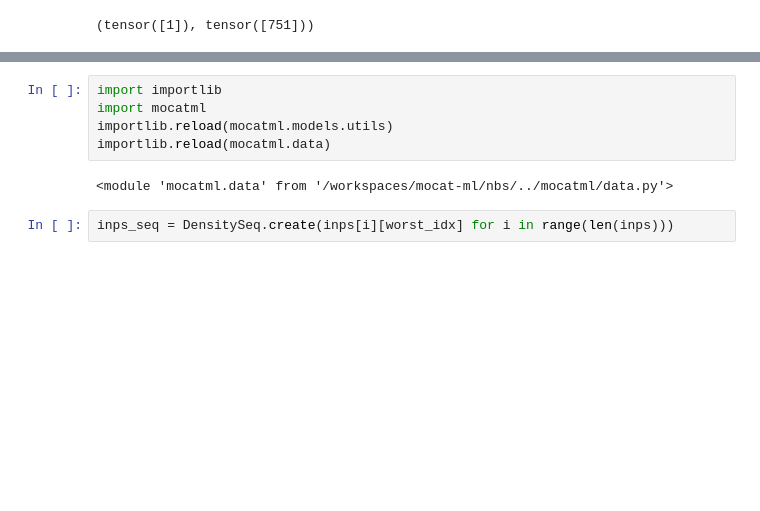
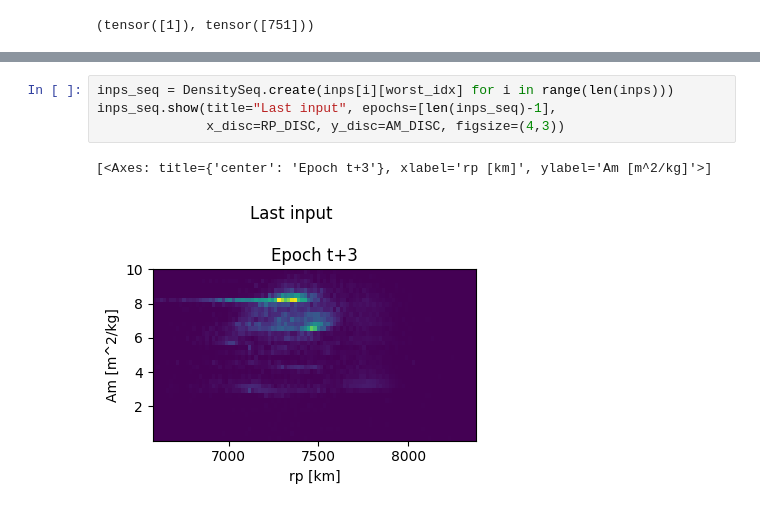
Before and after one commit to ARCLab-MIT/mocat-ml, a Jupyter notebook: nbs/convgru_eval.ipynb, the cells around one changed output, grey strips where cells are left out. Cells and saved outputs as stored; diff of their text form; blank space fills up the shorter version.

```diff
--- a/nbs/convgru_eval.ipynb
+++ b/nbs/convgru_eval.ipynb
@@ -128,10 +130,8 @@ inps, preds, targs = learn.get_preds(dl=dl, with_input=True)
-# %%
-import importlib
-import mocatml
-importlib.reload(mocatml.models.utils)
-importlib.reload(mocatml.data)
-# %% [output]
-<module 'mocatml.data' from '/workspaces/mocat-ml/nbs/../mocatml/data.py'>
 # %%
 inps_seq = DensitySeq.create(inps[i][worst_idx] for i in range(len(inps)))
+inps_seq.show(title="Last input", epochs=[len(inps_seq)-1],
+              x_disc=RP_DISC, y_disc=AM_DISC, figsize=(4,3))
+# %% [output]
+[<Axes: title={'center': 'Epoch t+3'}, xlabel='rp [km]', ylabel='Am [m^2/kg]'>]
+[figure, added]
 # %%
```
Also changed, not shown: parts of 7 cells of this notebook, 6 other files.
